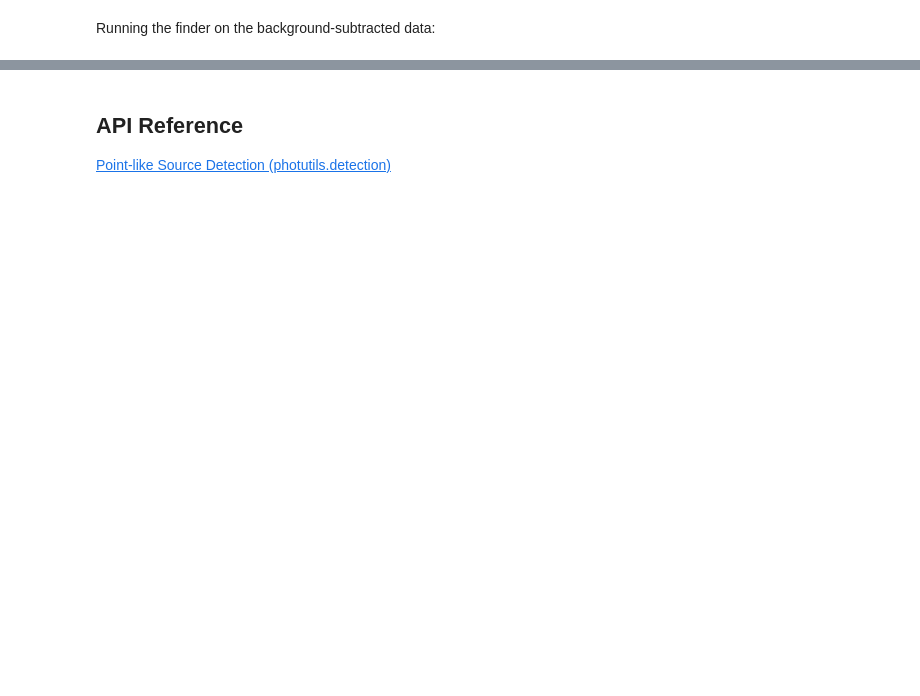
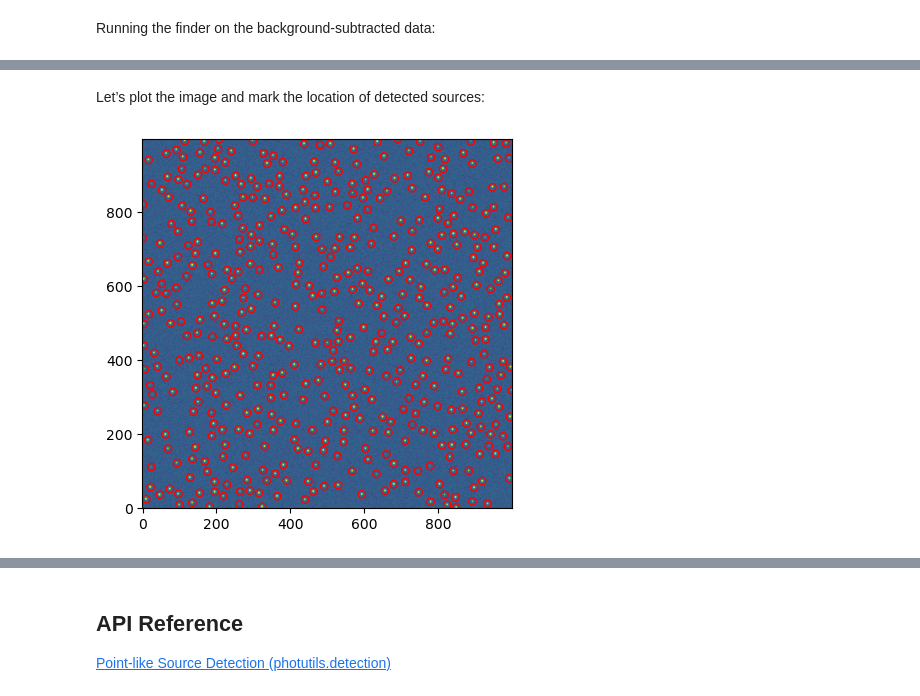
Before and after one commit to sh4rkNy/guide_photutils, a Jupyter notebook: PointlikeSourceDetection.ipynb, the cells around one changed output, grey strips where cells are left out. Saved outputs shown, nothing was run; the diff lists cells and outputs as text; code cells hidden in the pictures; blank space fills up the shorter version.

```diff
--- a/PointlikeSourceDetection.ipynb
+++ b/PointlikeSourceDetection.ipynb
@@ -59,0 +122,37 @@ NameError: name 'daofind' is not defined
+# %% [markdown]
+Let’s plot the image and mark the location of detected sources:
+# %%
+positions = np.transpose((sources['x_centroid'], sources['y_centroid']))
+# preparar as coordenadas para o círculo
+# a tabela acima tem as coordenadas em colunas separadas
+    # x_centroid em uma e y_centroid em outra
+# pra desenhar o círculo tem que ter uma lista de pares
+    # [(x1, y1), (x2, y2)...]
+# np.transpose -> pega essas duas colunas e "gira" elas, juntando os valores em pares
+# retorna um array onde cala linha representa uma estrela com
+    # suas coordenadas X e Y
+
+apertures = CircularAperture(positions, r=10.0)
+# criar os cículos ('aberturas')
+# CircularAperture -> função photutils pra desenhar círculos
+# positions -> coordenadas exatas do centro de cada estrela feito acima
+# r=10.0 -> raio de cada círculo em pixels, 20 pixels de diametro
+
+norm = simple_norm(data, 'sqrt', percent=99)
+# ajustar o brilho da imagem pra enxergar bem
+    # nas imagens astro, fundo do céu é muito escuro e as estrelas MUITO brilhantes
+    # se for plotar isso diretamente, nao veremos o formato do círculo
+# simple_norm -> normalização, ele estica os valores de brilho da imagem
+# 'sqrt' -> raiz quadrada pra comprimir os valores muito altos (estrelas)
+    # e expandir valores muito baixos (fundo do céu), ai da pra ver os dois
+# percent=99 ->  ignora os 1% mais brilhantes da imagem para a normalização
+    # se tiver um pixel estranho e muito brilhante, ele não vai estragar o contraste do resto
+
+fig, ax = plt.subplots()
+axim = ax.imshow(data, norm=norm, origin='lower')
+# origin = 'lower' -> garante que as coordenadas X e Y calculadas acima batam exatamente
+    # com a imagem, pra imagem não ficar de cabeça pra baixo
+
+patches = apertures.plot(ax=ax, color='red')
+# %% [output]
+[figure, added]
```
Also changed, not shown: parts of 11 cells of this notebook.
